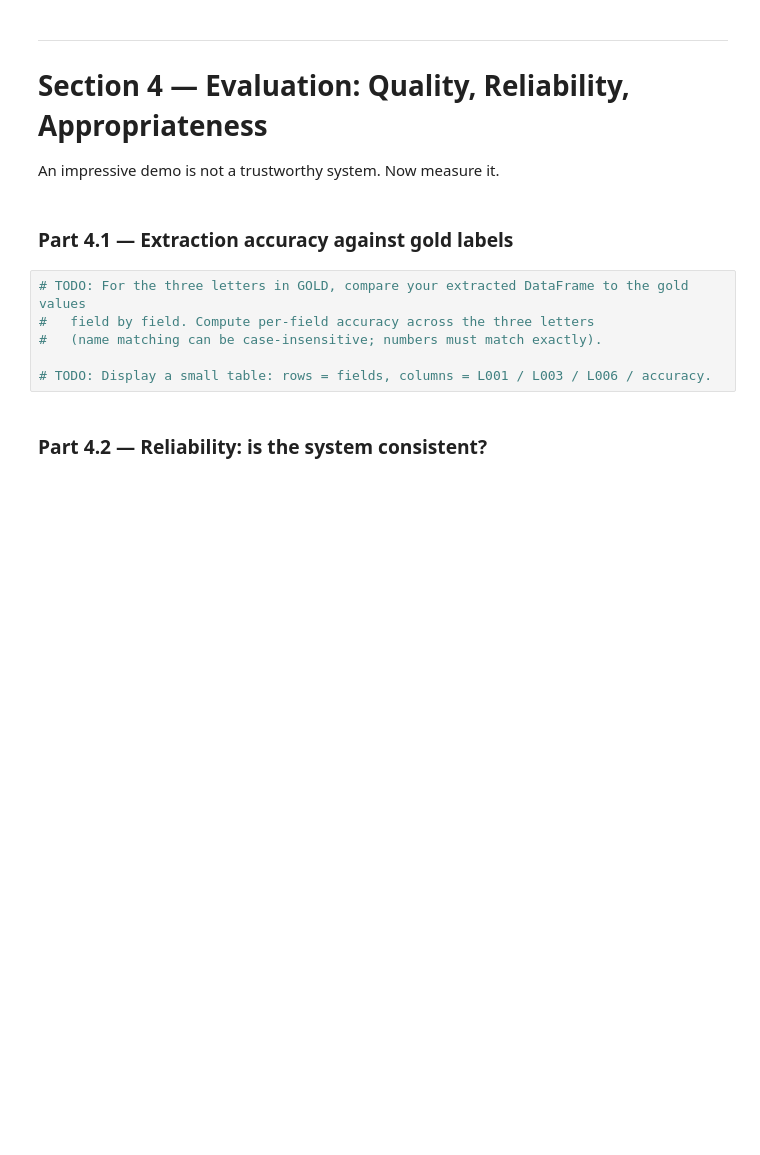
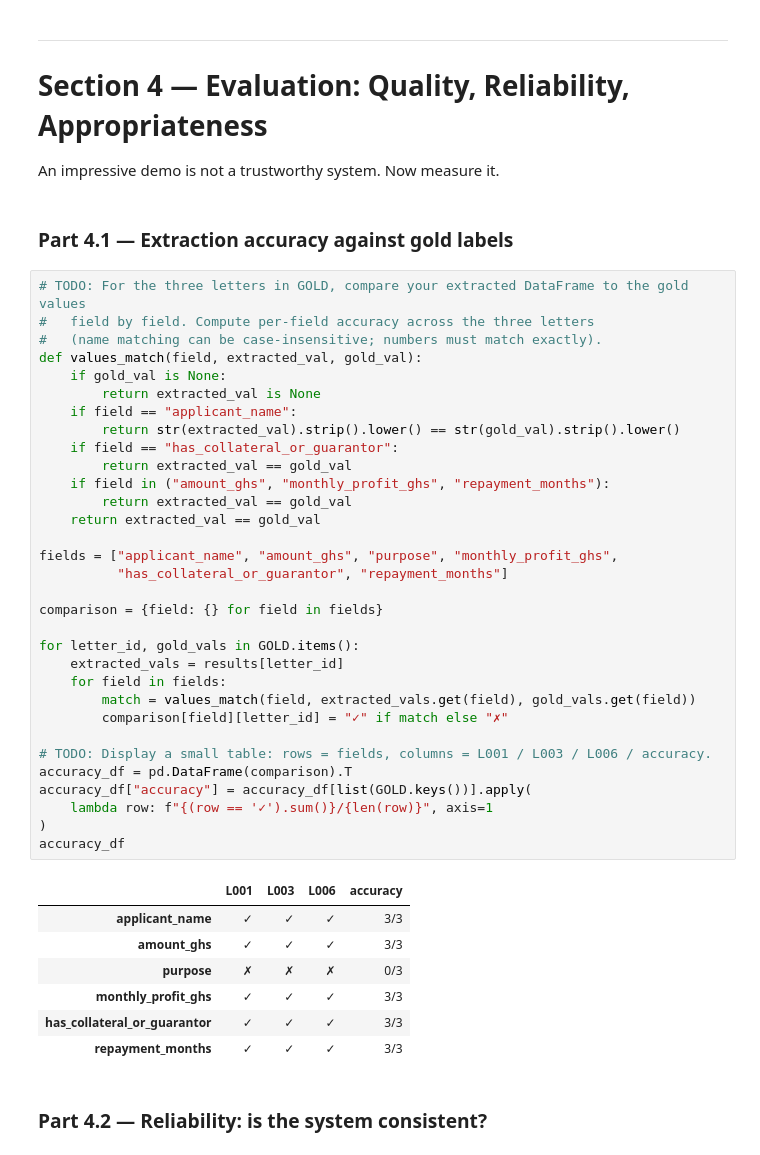
Before and after one commit to JoshuaHanson69/lab-4-llm-decision-support, a Jupyter notebook: lab_4.ipynb, the cells around one changed output. Drawn from its saved outputs; the diff is of its cells as text; blank space fills up the shorter version.

Commit message:
Part 4.1: extraction accuracy vs gold labels

```diff
--- a/lab_4.ipynb
+++ b/lab_4.ipynb
@@ -538,9 +538,43 @@ An impressive demo is not a trustworthy system. Now measure it.
 # %%
 # TODO: For the three letters in GOLD, compare your extracted DataFrame to the gold values
 #   field by field. Compute per-field accuracy across the three letters
 #   (name matching can be case-insensitive; numbers must match exactly).
+def values_match(field, extracted_val, gold_val):
+    if gold_val is None:
+        return extracted_val is None
+    if field == "applicant_name":
+        return str(extracted_val).strip().lower() == str(gold_val).strip().lower()
+    if field == "has_collateral_or_guarantor":
+        return extracted_val == gold_val
+    if field in ("amount_ghs", "monthly_profit_ghs", "repayment_months"):
+        return extracted_val == gold_val
+    return extracted_val == gold_val
+
+fields = ["applicant_name", "amount_ghs", "purpose", "monthly_profit_ghs",
+          "has_collateral_or_guarantor", "repayment_months"]
+
+comparison = {field: {} for field in fields}
+
+for letter_id, gold_vals in GOLD.items():
+    extracted_vals = results[letter_id]
+    for field in fields:
+        match = values_match(field, extracted_vals.get(field), gold_vals.get(field))
+        comparison[field][letter_id] = "✓" if match else "✗"
 
 # TODO: Display a small table: rows = fields, columns = L001 / L003 / L006 / accuracy.
+accuracy_df = pd.DataFrame(comparison).T
+accuracy_df["accuracy"] = accuracy_df[list(GOLD.keys())].apply(
+    lambda row: f"{(row == '✓').sum()}/{len(row)}", axis=1
+)
+accuracy_df
+# %% [output]
+|  | L001 | L003 | L006 | accuracy |
+| applicant_name | ✓ | ✓ | ✓ | 3/3 |
+| amount_ghs | ✓ | ✓ | ✓ | 3/3 |
+| purpose | ✗ | ✗ | ✗ | 0/3 |
+| monthly_profit_ghs | ✓ | ✓ | ✓ | 3/3 |
+| has_collateral_or_guarantor | ✓ | ✓ | ✓ | 3/3 |
+| repayment_months | ✓ | ✓ | ✓ | 3/3 |
 # %% [markdown]
 ### Part 4.2 — Reliability: is the system consistent?
 # %%
```
